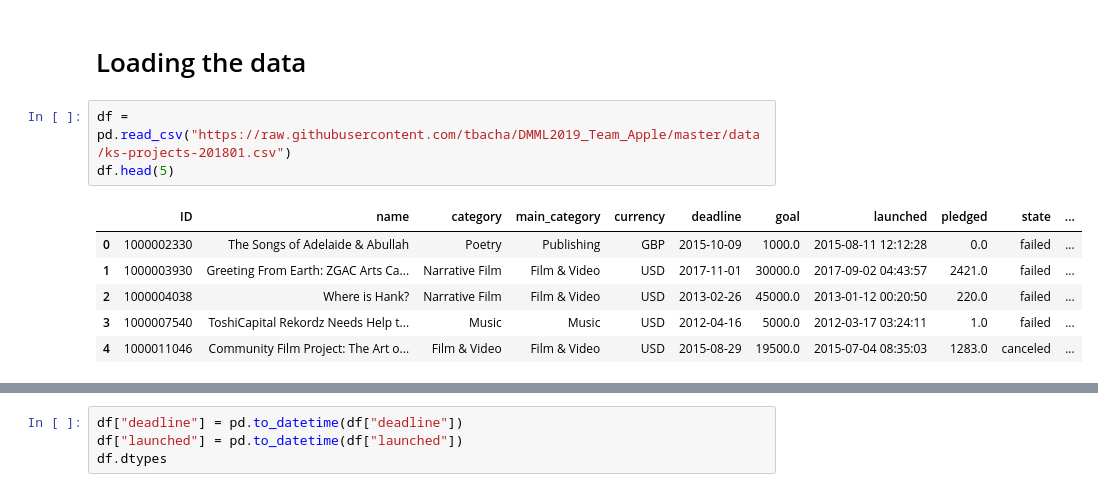
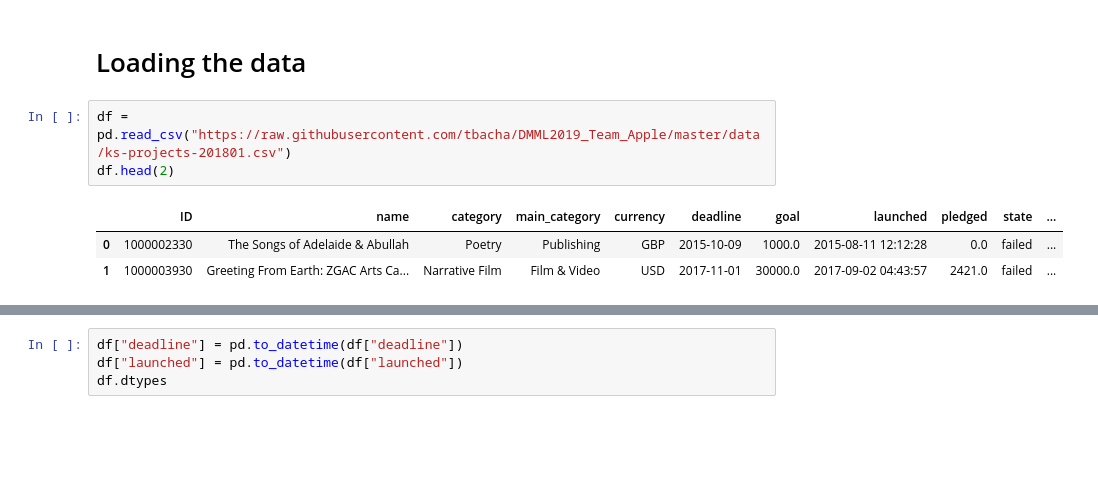
Before and after one commit to tbacha/DMML2019_Team_Apple, a Jupyter notebook: code/Kickstarter_notebook_Team_Apple.ipynb, the cells around one changed output, grey strips where cells are left out. Drawn from its saved outputs; the diff is of its cells as text; blank space fills up the shorter version.

```diff
--- a/code/Kickstarter_notebook_Team_Apple.ipynb
+++ b/code/Kickstarter_notebook_Team_Apple.ipynb
@@ -25,11 +23,8 @@ import seaborn as sns
 # Loading the data
 # %%
 df = pd.read_csv("https://raw.githubusercontent.com/tbacha/DMML2019_Team_Apple/master/data/ks-projects-201801.csv")
-df.head(5)
+df.head(2)
 # %% [output]
 |  | ID | name | category | main_category | currency | deadline | goal | launched | pledged | state | ... |
 | 0 | 1000002330 | The Songs of Adelaide & Abullah | Poetry | Publishing | GBP | 2015-10-09 | 1000.0 | 2015-08-11 12:12:28 | 0.0 | failed | ... |
 | 1 | 1000003930 | Greeting From Earth: ZGAC Arts Ca... | Narrative Film | Film & Video | USD | 2017-11-01 | 30000.0 | 2017-09-02 04:43:57 | 2421.0 | failed | ... |
-| 2 | 1000004038 | Where is Hank? | Narrative Film | Film & Video | USD | 2013-02-26 | 45000.0 | 2013-01-12 00:20:50 | 220.0 | failed | ... |
-| 3 | 1000007540 | ToshiCapital Rekordz Needs Help t... | Music | Music | USD | 2012-04-16 | 5000.0 | 2012-03-17 03:24:11 | 1.0 | failed | ... |
-| 4 | 1000011046 | Community Film Project: The Art o... | Film & Video | Film & Video | USD | 2015-08-29 | 19500.0 | 2015-07-04 08:35:03 | 1283.0 | canceled | ... |
```
Also changed, not shown: parts of 40 cells of this notebook.
